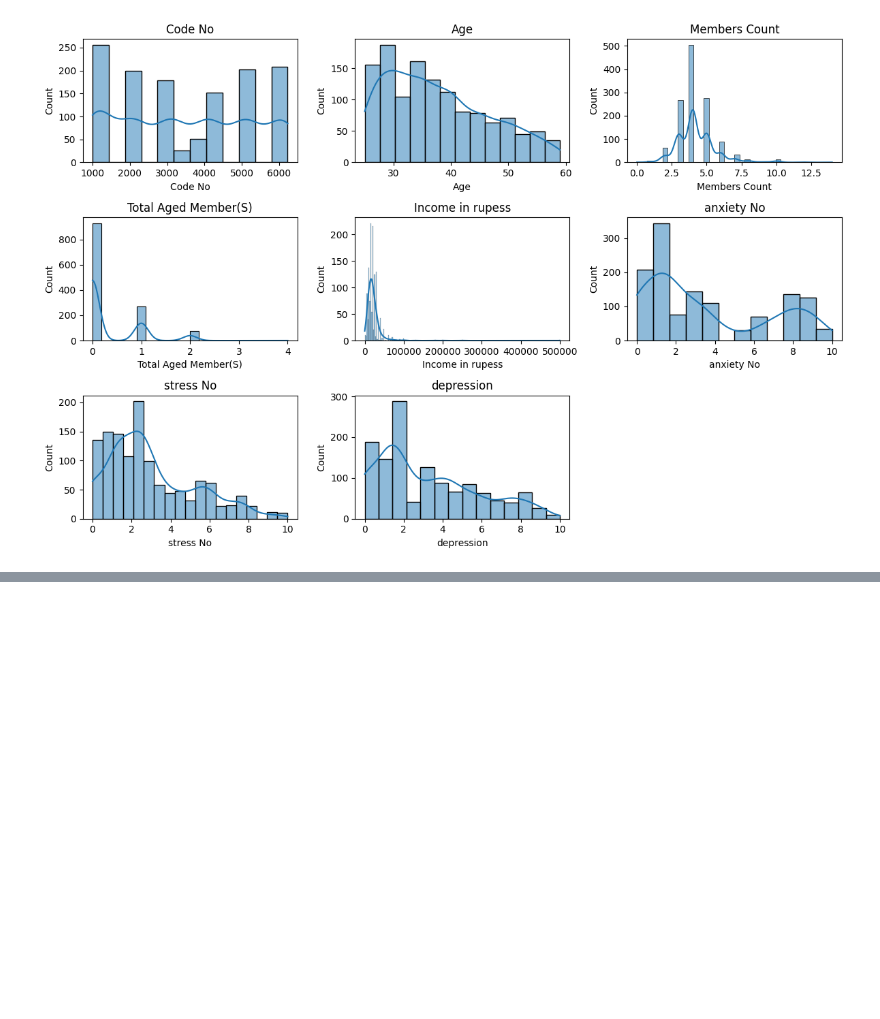
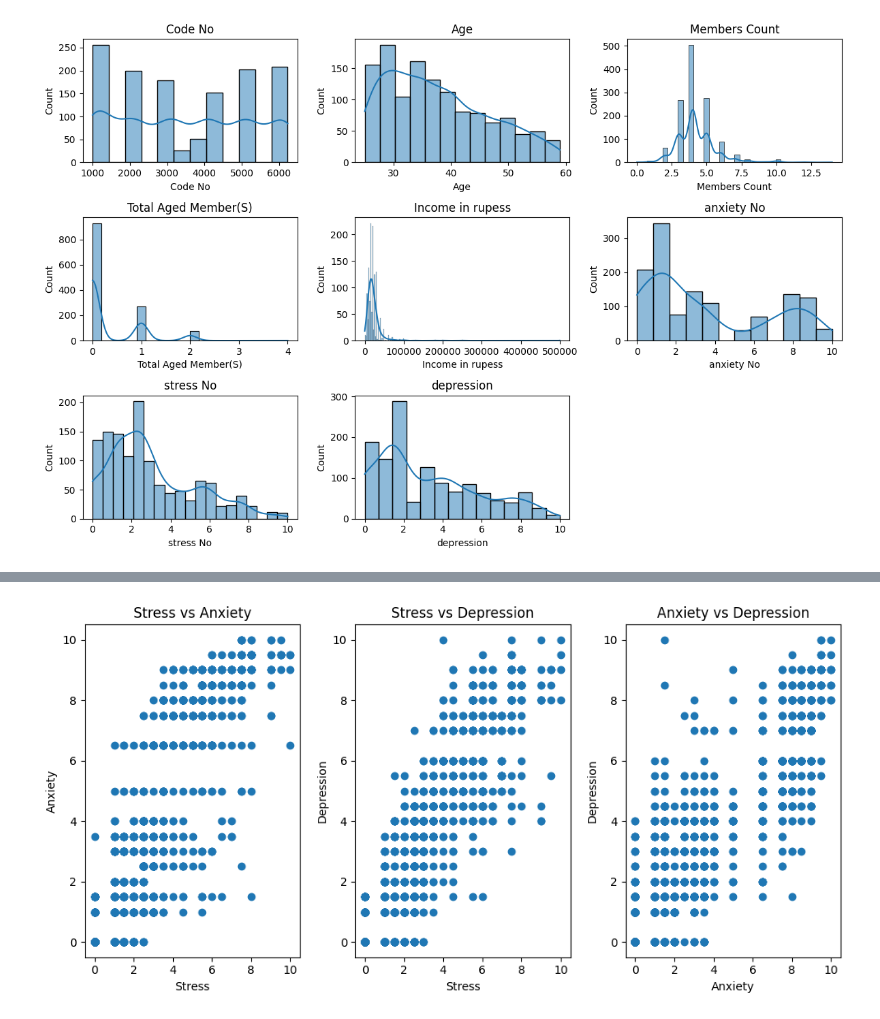
Before and after one commit to data-manavpatil/DataTrendInsights, a Jupyter notebook: Mental Health in Indian Metro citites 2020 Analysis/Mental Health in Indian Metro Citites 2020 Analysis.ipynb, the cells around one changed output, grey strips where cells are left out. Cells and saved outputs as stored; diff of their text form; code cells hidden in the pictures; blank space fills up the shorter version.

```diff
--- a/Mental Health in Indian Metro citites 2020 Analysis/Mental Health in Indian Metro Citites 2020 Analysis.ipynb
+++ b/Mental Health in Indian Metro citites 2020 Analysis/Mental Health in Indian Metro Citites 2020 Analysis.ipynb
@@ -109,0 +135,29 @@ plt.show()
+# %%
+# Create pairwise scatter plots
+plt.figure(figsize=(10, 5))
+
+# Stress vs Anxiety
+plt.subplot(1, 3, 1)
+plt.scatter(df['stress No'], df['anxiety No'])
+plt.xlabel('Stress')
+plt.ylabel('Anxiety')
+plt.title('Stress vs Anxiety')
+
+# Stress vs Depression
+plt.subplot(1, 3, 2)
+plt.scatter(df['stress No'], df['depression'])
+plt.xlabel('Stress')
+plt.ylabel('Depression')
+plt.title('Stress vs Depression')
+
+# Anxiety vs Depression
+plt.subplot(1, 3, 3)
+plt.scatter(df['anxiety No'], df['depression'])
+plt.xlabel('Anxiety')
+plt.ylabel('Depression')
+plt.title('Anxiety vs Depression')
+
+plt.tight_layout()
+plt.show()
+# %% [output]
+[figure, added]
```
Also changed, not shown: parts of 5 cells of this notebook.
